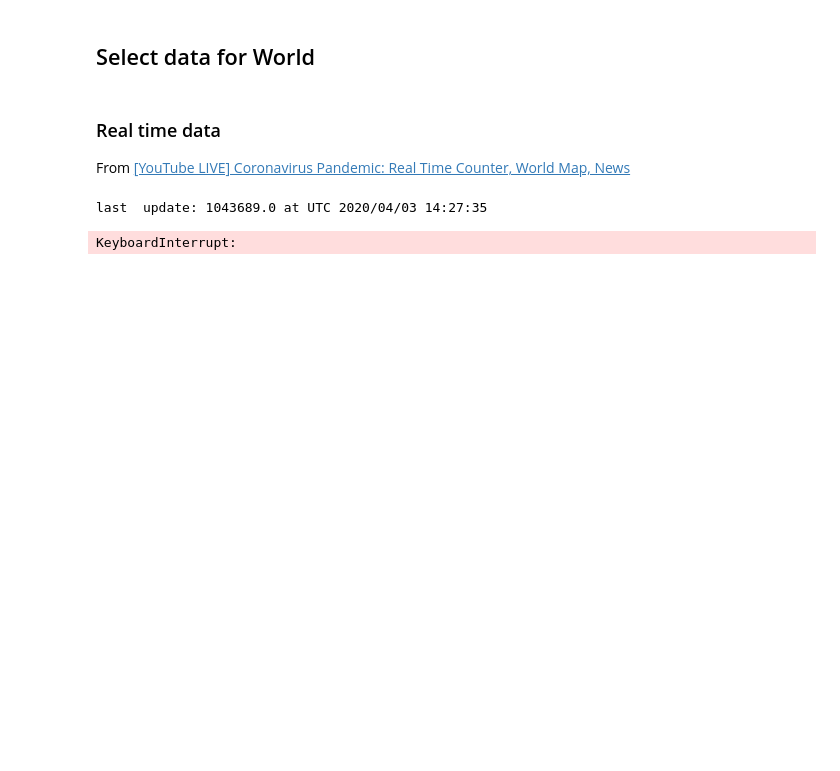
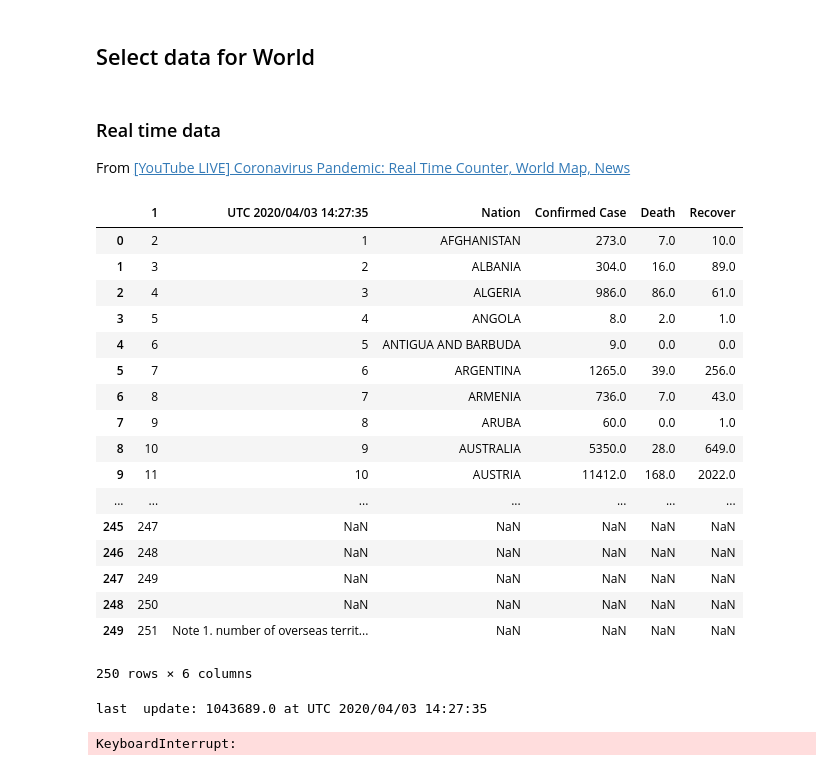
Before and after one commit to restrepo/COVID-19, a Jupyter notebook: explore/covid_real_time.ipynb, the cells around one changed output. Cells and saved outputs as stored; diff of their text form; code cells hidden in the pictures; blank space fills up the shorter version.

```diff
--- a/explore/covid_real_time.ipynb
+++ b/explore/covid_real_time.ipynb
@@ -150,6 +150,27 @@ From [[YouTube LIVE] Coronavirus Pandemic: Real Time Counter, World Map, News](h
 # %%
 url='https://docs.google.com/spreadsheets/u/1/d/e/2PACX-1vQuDj0R6K85sdtI8I-Tc7RCx8CnIxKUQue0TCUdrFOKDw9G3JRtGhl64laDd3apApEvIJTdPFJ9fEUL/pubhtml?gid=0&single=true'
 wait_minutes=15
+# %%
+today.to_csv('world.csv',index=)
+# %% [output]
+|  | 1 | UTC 2020/04/03 14:27:35 | Nation | Confirmed Case | Death | Recover |
+| 0 | 2 | 1 | AFGHANISTAN | 273.0 | 7.0 | 10.0 |
+| 1 | 3 | 2 | ALBANIA | 304.0 | 16.0 | 89.0 |
+| 2 | 4 | 3 | ALGERIA | 986.0 | 86.0 | 61.0 |
+| 3 | 5 | 4 | ANGOLA | 8.0 | 2.0 | 1.0 |
+| 4 | 6 | 5 | ANTIGUA AND BARBUDA | 9.0 | 0.0 | 0.0 |
+| 5 | 7 | 6 | ARGENTINA | 1265.0 | 39.0 | 256.0 |
+| 6 | 8 | 7 | ARMENIA | 736.0 | 7.0 | 43.0 |
+| 7 | 9 | 8 | ARUBA | 60.0 | 0.0 | 1.0 |
+| 8 | 10 | 9 | AUSTRALIA | 5350.0 | 28.0 | 649.0 |
+| 9 | 11 | 10 | AUSTRIA | 11412.0 | 168.0 | 2022.0 |
+| ... | ... | ... | ... | ... | ... | ... |
+| 245 | 247 | NaN | NaN | NaN | NaN | NaN |
+| 246 | 248 | NaN | NaN | NaN | NaN | NaN |
+| 247 | 249 | NaN | NaN | NaN | NaN | NaN |
+| 248 | 250 | NaN | NaN | NaN | NaN | NaN |
+| 249 | 251 | Note 1. number of overseas territ... | NaN | NaN | NaN | NaN |
+250 rows × 6 columns
 # %%
 for i in range(95):
 #if True:
```
Also changed, not shown: parts of 1 cell of this notebook.
